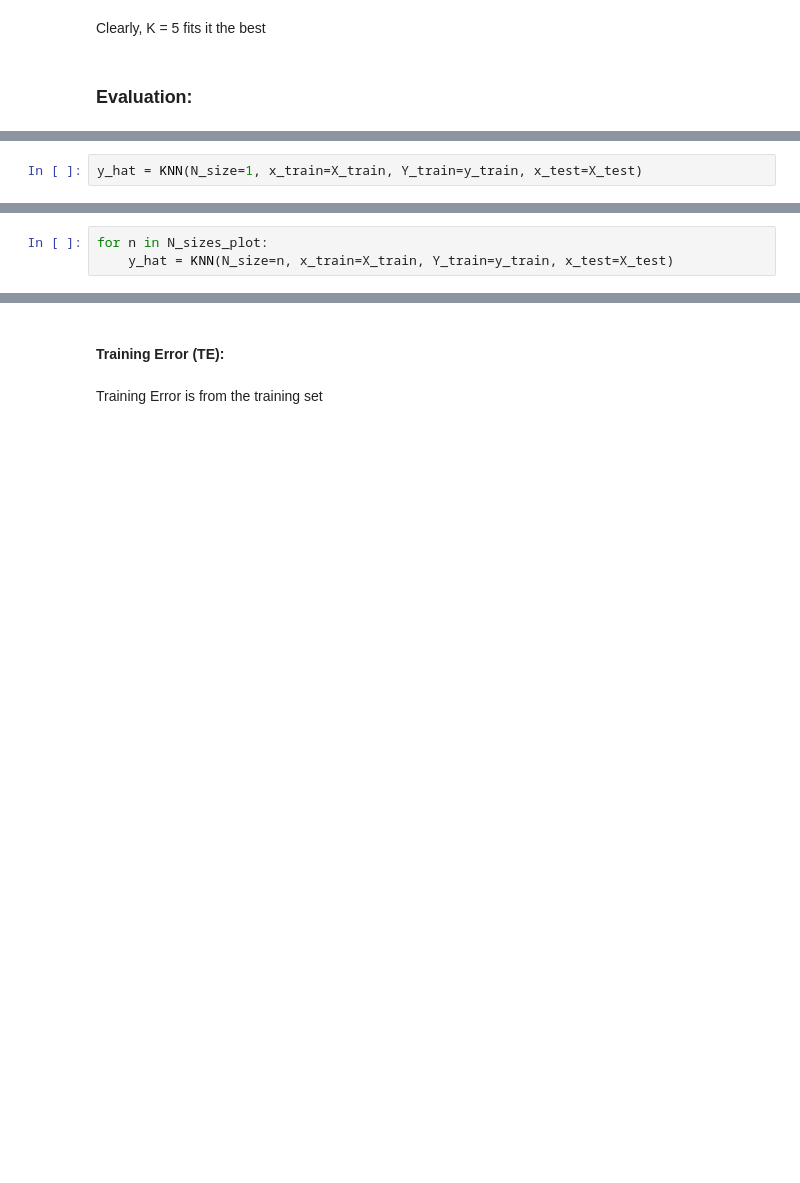
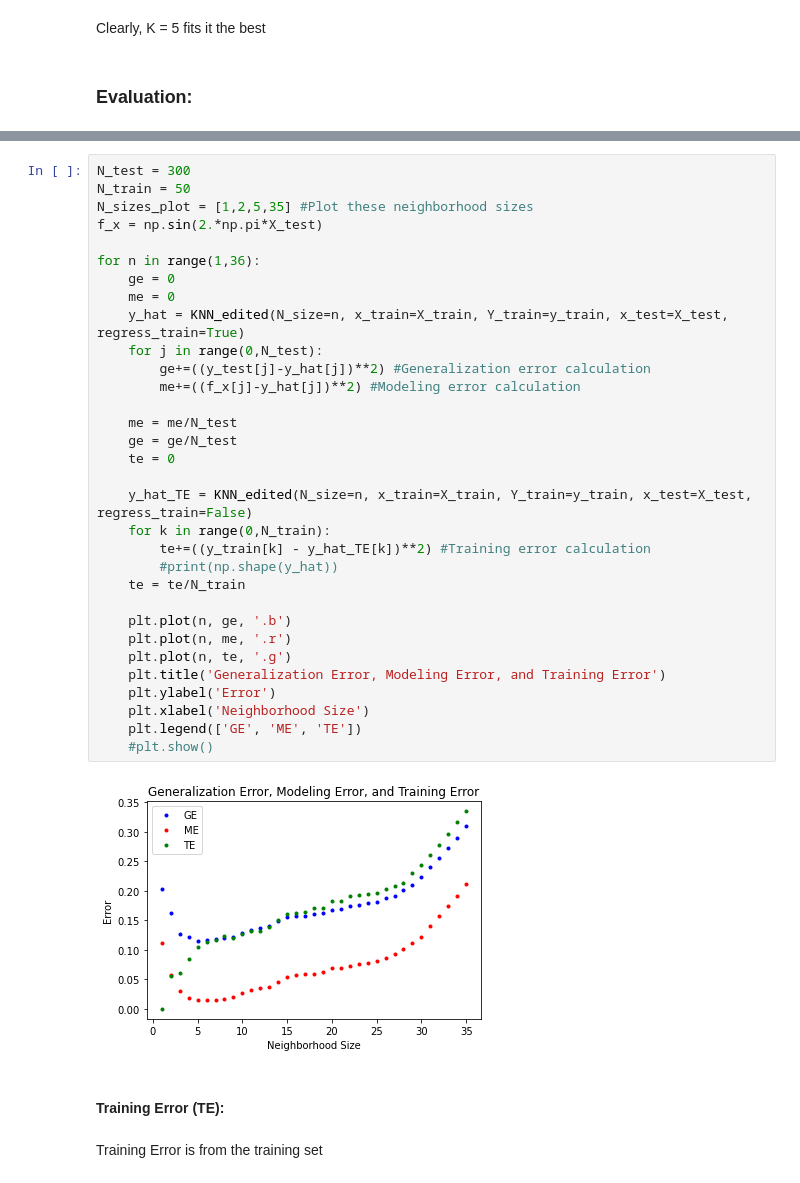
Before and after one commit to axiom9/ECE566_Machine-DeepLearning, a Jupyter notebook: Homework_2/Assignment2_ErrorEvaluations.ipynb, the cells around one changed output, grey strips where cells are left out. Cells and saved outputs as stored; diff of their text form; blank space fills up the shorter version.

```diff
--- a/Homework_2/Assignment2_ErrorEvaluations.ipynb
+++ b/Homework_2/Assignment2_ErrorEvaluations.ipynb
@@ -172,2 +169,0 @@ Generalization Error is from the testing set
-# %%
-y_hat = KNN(N_size=1, x_train=X_train, Y_train=y_train, x_test=X_test)
@@ -188,3 +169,0 @@ y_test[10]
-# %%
-for n in N_sizes_plot:
-    y_hat = KNN(N_size=n, x_train=X_train, Y_train=y_train, x_test=X_test)
@@ -220,3 +209,37 @@ for _ in range(1,N_test+1):
+# %%
+N_test = 300
+N_train = 50
+N_sizes_plot = [1,2,5,35] #Plot these neighborhood sizes
+f_x = np.sin(2.*np.pi*X_test)
+
+for n in range(1,36):
+    ge = 0
+    me = 0
+    y_hat = KNN_edited(N_size=n, x_train=X_train, Y_train=y_train, x_test=X_test, regress_train=True)
+    for j in range(0,N_test):
+        ge+=((y_test[j]-y_hat[j])**2) #Generalization error calculation
+        me+=((f_x[j]-y_hat[j])**2) #Modeling error calculation
+
+    me = me/N_test
+    ge = ge/N_test
+    te = 0
+
+    y_hat_TE = KNN_edited(N_size=n, x_train=X_train, Y_train=y_train, x_test=X_test, regress_train=False)
+    for k in range(0,N_train):
+        te+=((y_train[k] - y_hat_TE[k])**2) #Training error calculation
+        #print(np.shape(y_hat))
+    te = te/N_train
+
+    plt.plot(n, ge, '.b')
+    plt.plot(n, me, '.r')
+    plt.plot(n, te, '.g')
+    plt.title('Generalization Error, Modeling Error, and Training Error')
+    plt.ylabel('Error')
+    plt.xlabel('Neighborhood Size')
+    plt.legend(['GE', 'ME', 'TE'])
+    #plt.show()
+# %% [output]
+[figure, added]
 # %% [markdown]
 #### Training Error (TE):
 # %% [markdown]
```
Also changed, not shown: parts of 12 cells of this notebook.
